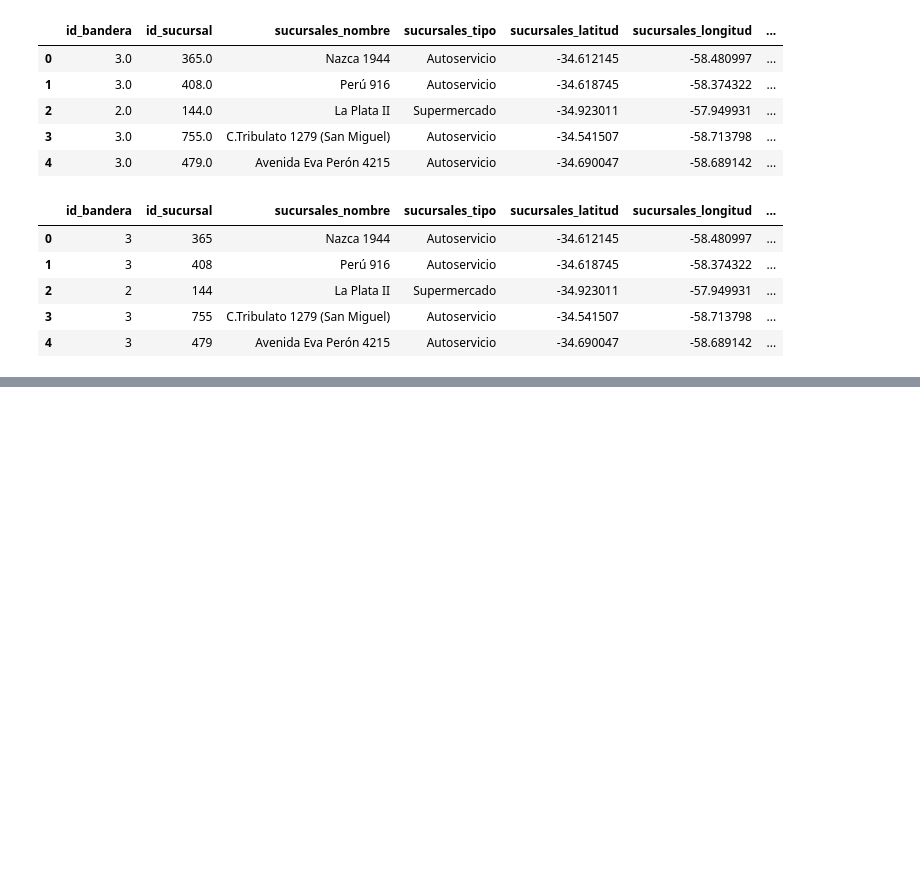
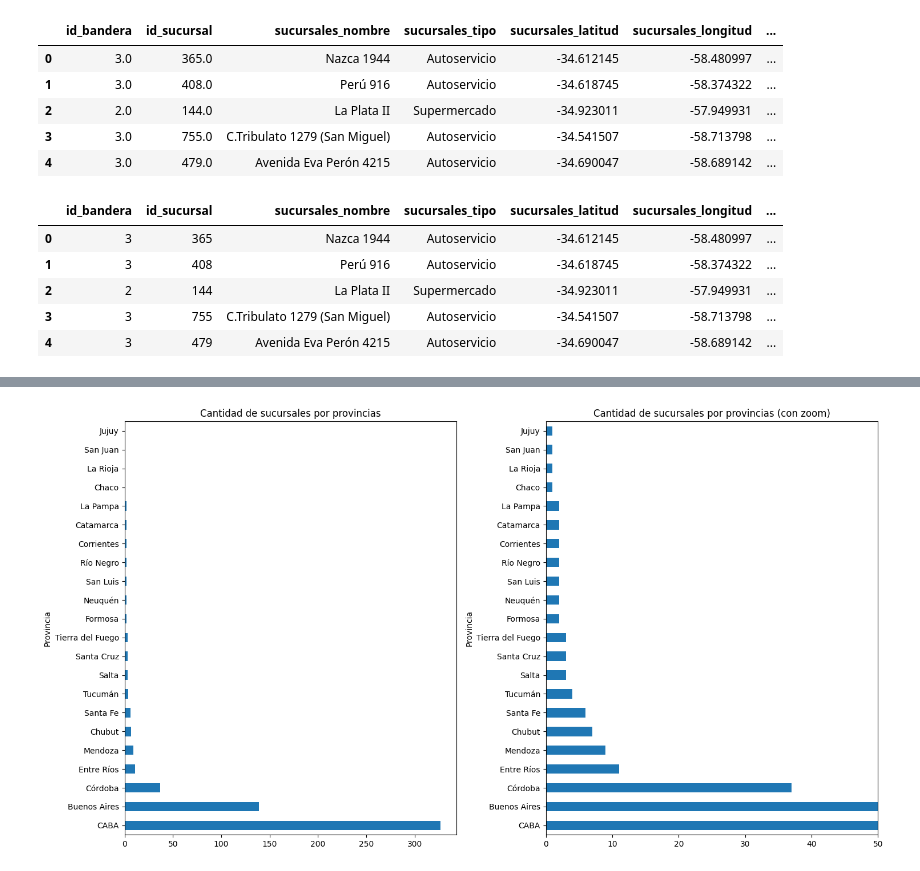
Before and after one commit to CEIA-MBer-ATacc/ceia_add_tps, a Jupyter notebook: TP1/sucursales/TP1_sucursales.ipynb, the cells around one changed output, grey strips where cells are left out. Cells and saved outputs as stored; diff of their text form; code cells hidden in the pictures; blank space fills up the shorter version.

```diff
--- a/TP1/sucursales/TP1_sucursales.ipynb
+++ b/TP1/sucursales/TP1_sucursales.ipynb
@@ -236,0 +272,19 @@ sucursales_df.head()
+# %%
+sucursales_cantidad = sucursales_df['sucursales_provincia'].value_counts()
+
+fig, ax = plt.subplots(1, 2, figsize=(15, 8))
+
+sucursales_cantidad.plot(kind='barh',  ax=ax[0])
+ax[0].set_title('Cantidad de sucursales por provincias')
+ax[0].set_ylabel('Provincia')
+
+sucursales_cantidad.plot(kind='barh',  ax=ax[1])
+ax[1].set_title('Cantidad de sucursales por provincias (con zoom)')
+ax[1].set_ylabel('Provincia')
+ax[1].set_xlim(0, 50)
+
+plt.tight_layout()  # Ajusta automáticamente los subgráficos para que no se solapen
+
+plt.show()
+# %% [output]
+[figure, added]
```
Also changed, not shown: parts of 13 cells of this notebook, 5 other files.
